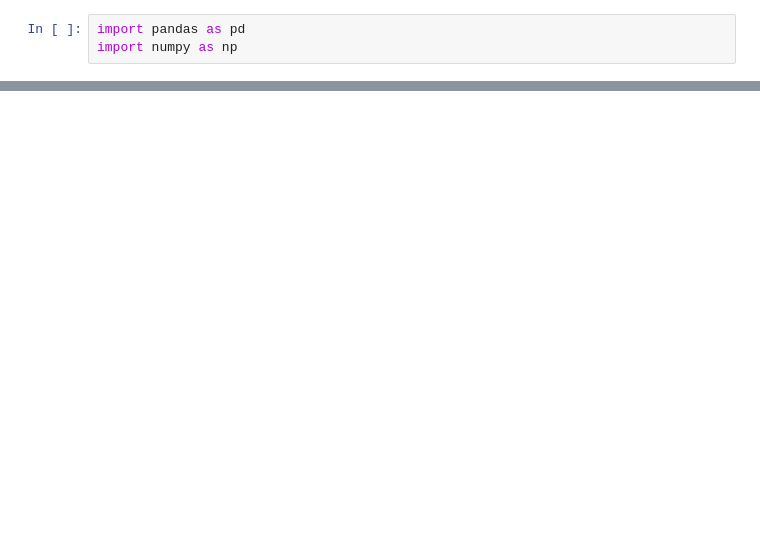
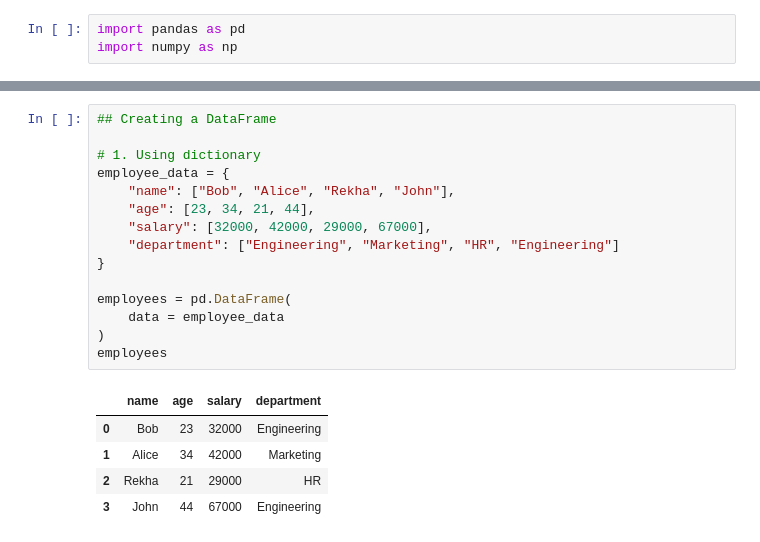
Before and after one commit to Alok-Senapati/Collab-Notebooks, a Jupyter notebook: pandas/Pandas DataFrames - Creation, Indexing & Selection.ipynb, the cells around one changed output, grey strips where cells are left out. Drawn from its saved outputs; the diff is of its cells as text; blank space fills up the shorter version.

Commit message:
Pandas DataFrames - Creation, Indexing & Selection

```diff
--- a/pandas/Pandas DataFrames - Creation, Indexing & Selection.ipynb
+++ b/pandas/Pandas DataFrames - Creation, Indexing & Selection.ipynb
@@ -22,0 +210,21 @@ import numpy as np
+# %%
+## Creating a DataFrame
+
+# 1. Using dictionary
+employee_data = {
+    "name": ["Bob", "Alice", "Rekha", "John"],
+    "age": [23, 34, 21, 44],
+    "salary": [32000, 42000, 29000, 67000],
+    "department": ["Engineering", "Marketing", "HR", "Engineering"]
+}
+
+employees = pd.DataFrame(
+    data = employee_data
+)
+employees
+# %% [output]
+|  | name | age | salary | department |
+| 0 | Bob | 23 | 32000 | Engineering |
+| 1 | Alice | 34 | 42000 | Marketing |
+| 2 | Rekha | 21 | 29000 | HR |
+| 3 | John | 44 | 67000 | Engineering |
```
Also changed, not shown: parts of 15 cells of this notebook.
